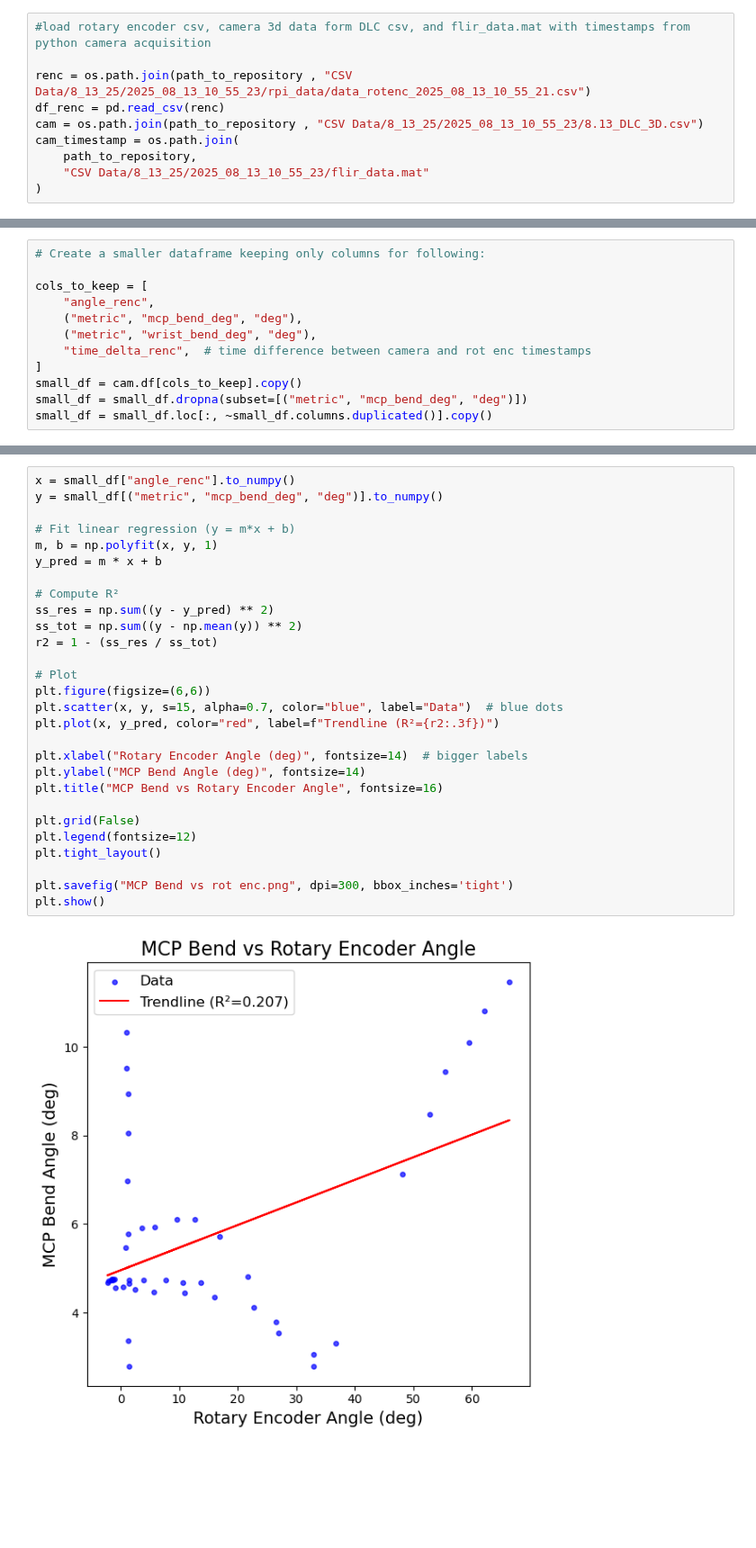
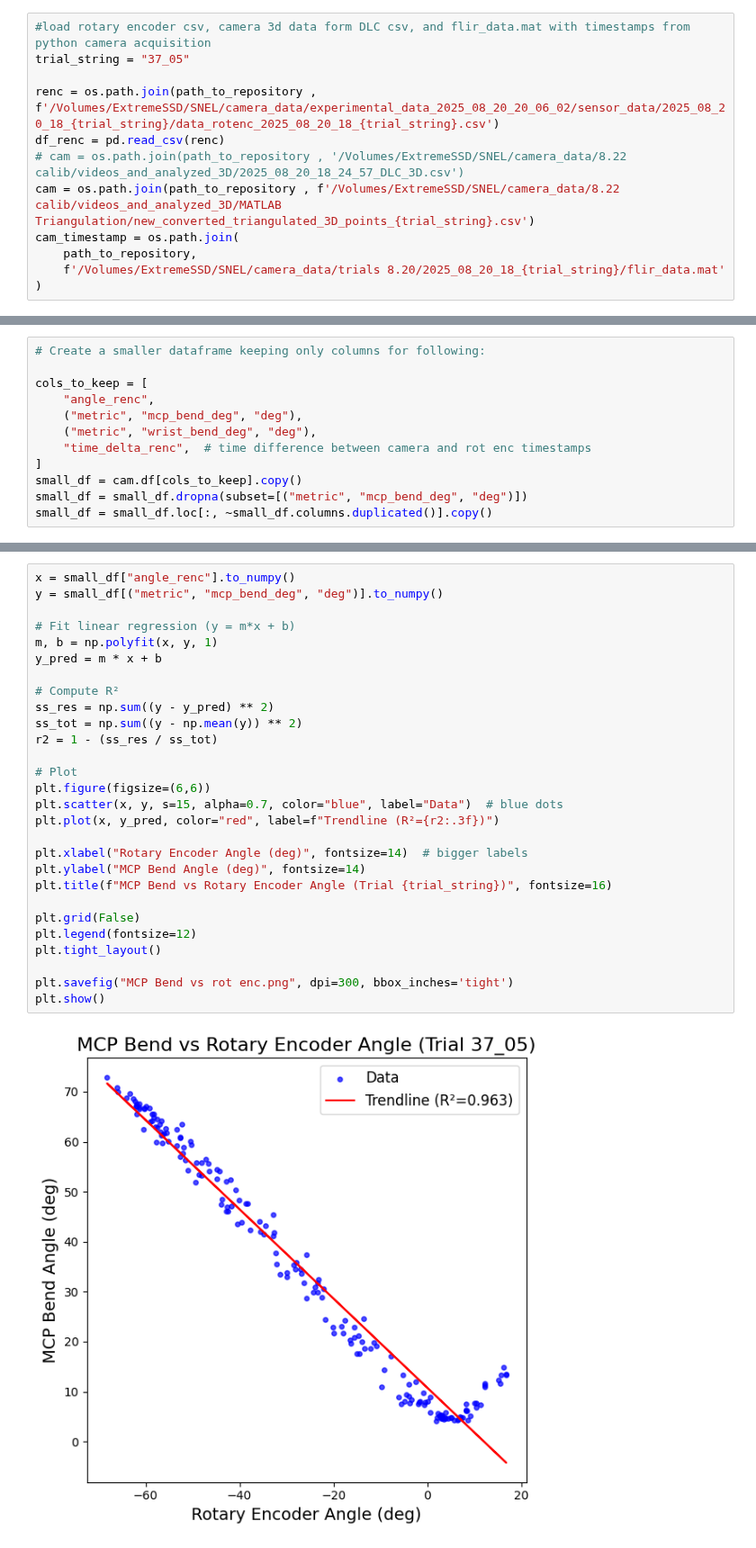
Before and after one commit to neuralengatberkeley/Strain-Sensor-, a Jupyter notebook: Code/analysis/camera_encoder_cal.ipynb, the cells around one changed output, grey strips where cells are left out. Shown at 90% size. Drawn from its saved outputs; the diff is of its cells as text; blank space fills up the shorter version.

Commit message:
MATLAB calibration worked

```diff
--- a/Code/analysis/camera_encoder_cal.ipynb
+++ b/Code/analysis/camera_encoder_cal.ipynb
@@ -15,13 +12,15 @@ import numpy as np
 import matplotlib.pyplot as plt
 # %%
 #load rotary encoder csv, camera 3d data form DLC csv, and flir_data.mat with timestamps from python camera acquisition
+trial_string = "37_05"
 
-renc = os.path.join(path_to_repository , "CSV Data/8_13_25/2025_08_13_10_55_23/rpi_data/data_rotenc_2025_08_13_10_55_21.csv")
+renc = os.path.join(path_to_repository , f'/Volumes/ExtremeSSD/SNEL/camera_data/experimental_data_2025_08_20_20_06_02/sensor_data/2025_08_20_18_{trial_string}/data_rotenc_2025_08_20_18_{trial_string}.csv')
 df_renc = pd.read_csv(renc)
-cam = os.path.join(path_to_repository , "CSV Data/8_13_25/2025_08_13_10_55_23/8.13_DLC_3D.csv")
+# cam = os.path.join(path_to_repository , '/Volumes/ExtremeSSD/SNEL/camera_data/8.22 calib/videos_and_analyzed_3D/2025_08_20_18_24_57_DLC_3D.csv')
+cam = os.path.join(path_to_repository , f'/Volumes/ExtremeSSD/SNEL/camera_data/8.22 calib/videos_and_analyzed_3D/MATLAB Triangulation/new_converted_triangulated_3D_points_{trial_string}.csv')
 cam_timestamp = os.path.join(
     path_to_repository,
-    "CSV Data/8_13_25/2025_08_13_10_55_23/flir_data.mat"
+    f'/Volumes/ExtremeSSD/SNEL/camera_data/trials 8.20/2025_08_20_18_{trial_string}/flir_data.mat'
 )
 # %%
 #load DLC 3d coordinates from DLC triangulation
@@ -255,30 +265,30 @@ Rows after dropping NaN's in MCP Bend Angle: 47 rows
 # %%
 x = small_df["angle_renc"].to_numpy()
 y = small_df[("metric", "mcp_bend_deg", "deg")].to_numpy()
 
 # Fit linear regression (y = m*x + b)
 m, b = np.polyfit(x, y, 1)
 y_pred = m * x + b
 
 # Compute R²
 ss_res = np.sum((y - y_pred) ** 2)
 ss_tot = np.sum((y - np.mean(y)) ** 2)
 r2 = 1 - (ss_res / ss_tot)
 
 # Plot
 plt.figure(figsize=(6,6))
 plt.scatter(x, y, s=15, alpha=0.7, color="blue", label="Data")  # blue dots
 plt.plot(x, y_pred, color="red", label=f"Trendline (R²={r2:.3f})")
 
 plt.xlabel("Rotary Encoder Angle (deg)", fontsize=14)  # bigger labels
 plt.ylabel("MCP Bend Angle (deg)", fontsize=14)
-plt.title("MCP Bend vs Rotary Encoder Angle", fontsize=16)
+plt.title(f"MCP Bend vs Rotary Encoder Angle (Trial {trial_string})", fontsize=16)
 
 plt.grid(False)
 plt.legend(fontsize=12)
 plt.tight_layout()
 
 plt.savefig("MCP Bend vs rot enc.png", dpi=300, bbox_inches='tight')
 plt.show()
 # %% [output]
-[figure, old version]
+[figure, new version]
```
Also changed, not shown: parts of 11 cells of this notebook.
